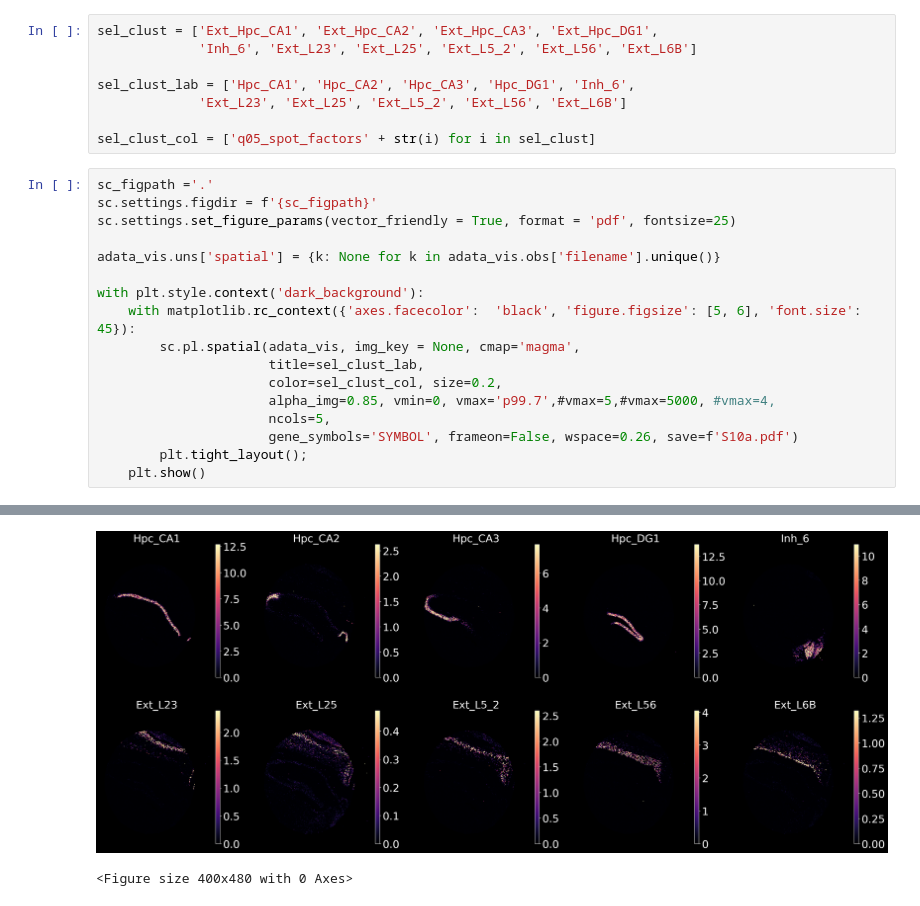
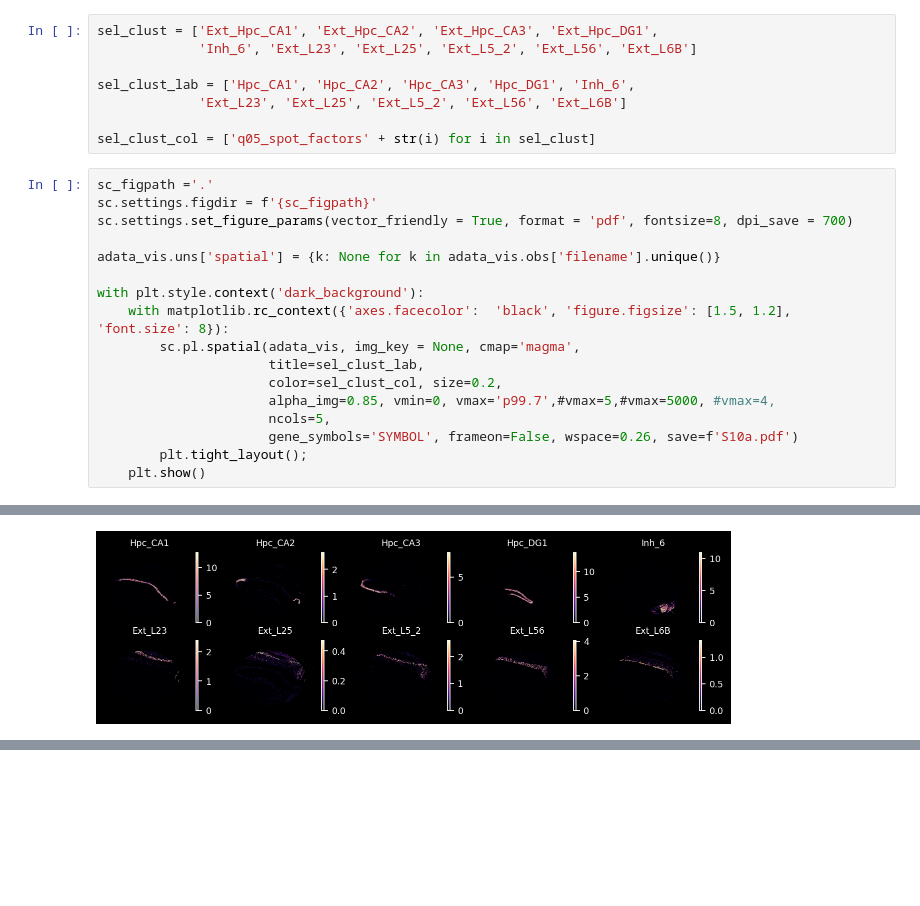
Before and after one commit to vitkl/cell2location_paper, a Jupyter notebook: notebooks/mouse_brain_visium/FigS10_SlideSeq_V2_more_than_10.ipynb, the cells around one changed output, grey strips where cells are left out. Drawn from its saved outputs; the diff is of its cells as text; blank space fills up the shorter version.

```diff
--- a/notebooks/mouse_brain_visium/FigS10_SlideSeq_V2_more_than_10.ipynb
+++ b/notebooks/mouse_brain_visium/FigS10_SlideSeq_V2_more_than_10.ipynb
@@ -238,12 +251,12 @@ sel_clust_col = ['q05_spot_factors' + str(i) for i in sel_clust]
 # %%
 sc_figpath ='.'
 sc.settings.figdir = f'{sc_figpath}'
-sc.settings.set_figure_params(vector_friendly = True, format = 'pdf', fontsize=25)
+sc.settings.set_figure_params(vector_friendly = True, format = 'pdf', fontsize=8, dpi_save = 700)
 
 adata_vis.uns['spatial'] = {k: None for k in adata_vis.obs['filename'].unique()}
 
 with plt.style.context('dark_background'):
-    with matplotlib.rc_context({'axes.facecolor':  'black', 'figure.figsize': [5, 6], 'font.size': 45}):
+    with matplotlib.rc_context({'axes.facecolor':  'black', 'figure.figsize': [1.5, 1.2], 'font.size': 8}):
         sc.pl.spatial(adata_vis, img_key = None, cmap='magma',
                       title=sel_clust_lab,
                       color=sel_clust_col, size=0.2,
@@ -256,0 +270 @@ Trying to set attribute `.uns` of view, copying.
+[figure, new version]
@@ -258,2 +271,0 @@ WARNING: saving figure to file spatialS10a.pdf
-[figure, old version]
-<Figure size 400x480 with 0 Axes>
```
Also changed, not shown: parts of 7 cells of this notebook, 6 other files.
